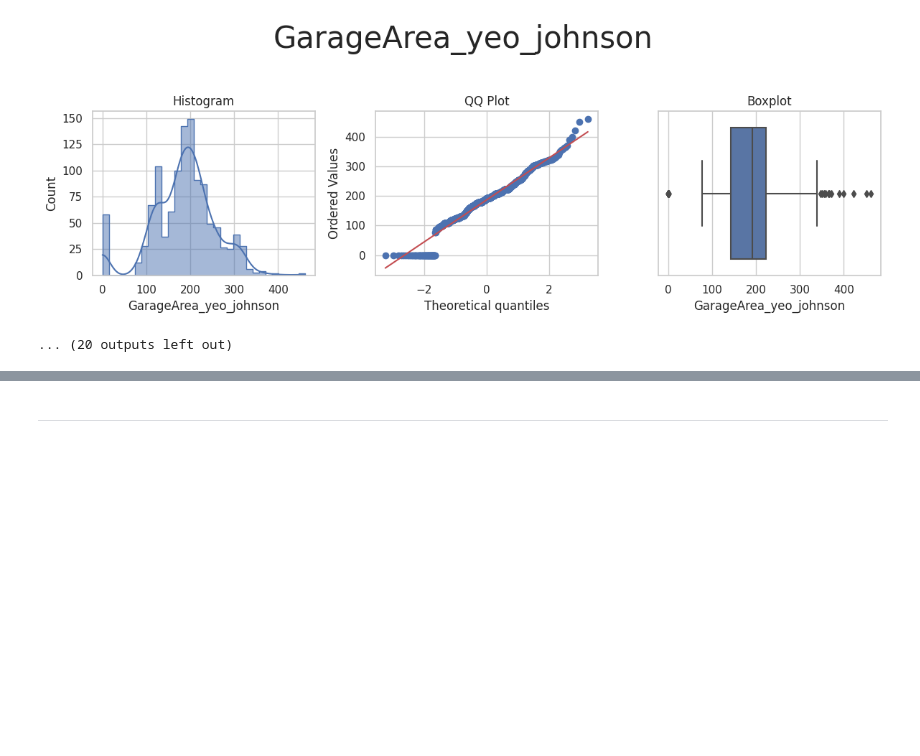
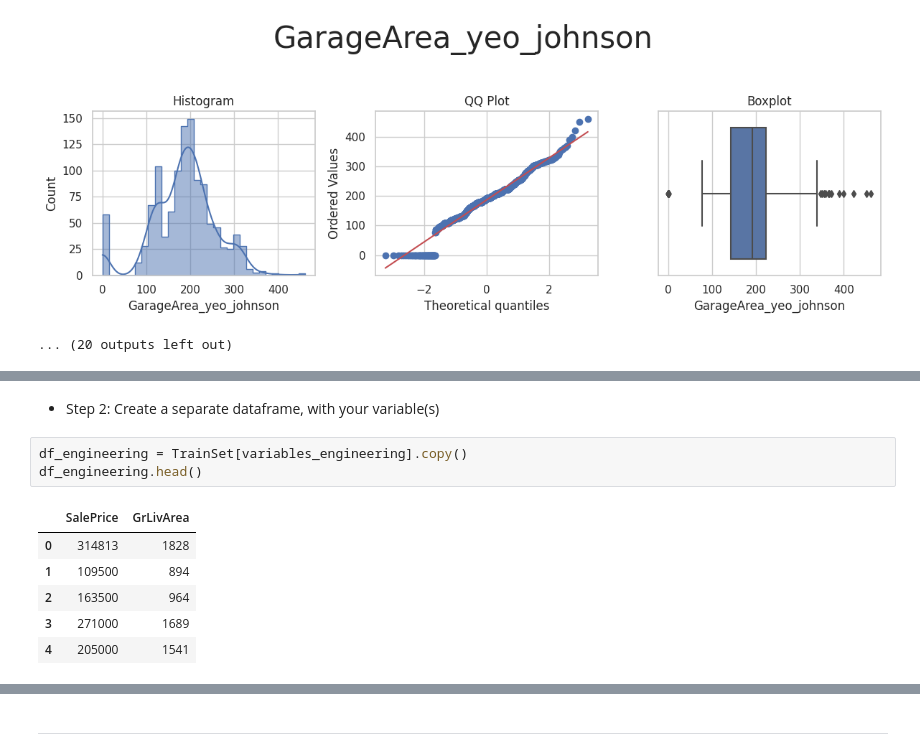
Before and after one commit to Code-Institute-Submissions/modonohoe-data-analytics-housing-project, a Jupyter notebook: jupyter_notebooks/04 - Feature Engineering.ipynb, the cells around one changed output, grey strips where cells are left out. Saved outputs shown, nothing was run; the diff lists cells and outputs as text; blank space fills up the shorter version.

```diff
--- a/jupyter_notebooks/04 - Feature Engineering.ipynb
+++ b/jupyter_notebooks/04 - Feature Engineering.ipynb
@@ -515,0 +550,12 @@ Section 2 content
+# %% [markdown]
+* Step 2: Create a separate dataframe, with your variable(s)
+# %%
+df_engineering = TrainSet[variables_engineering].copy()
+df_engineering.head()
+# %% [output]
+|  | SalePrice | GrLivArea |
+| 0 | 314813 | 1828 |
+| 1 | 109500 | 894 |
+| 2 | 163500 | 964 |
+| 3 | 271000 | 1689 |
+| 4 | 205000 | 1541 |
```
Also changed, not shown: parts of 26 cells of this notebook.
